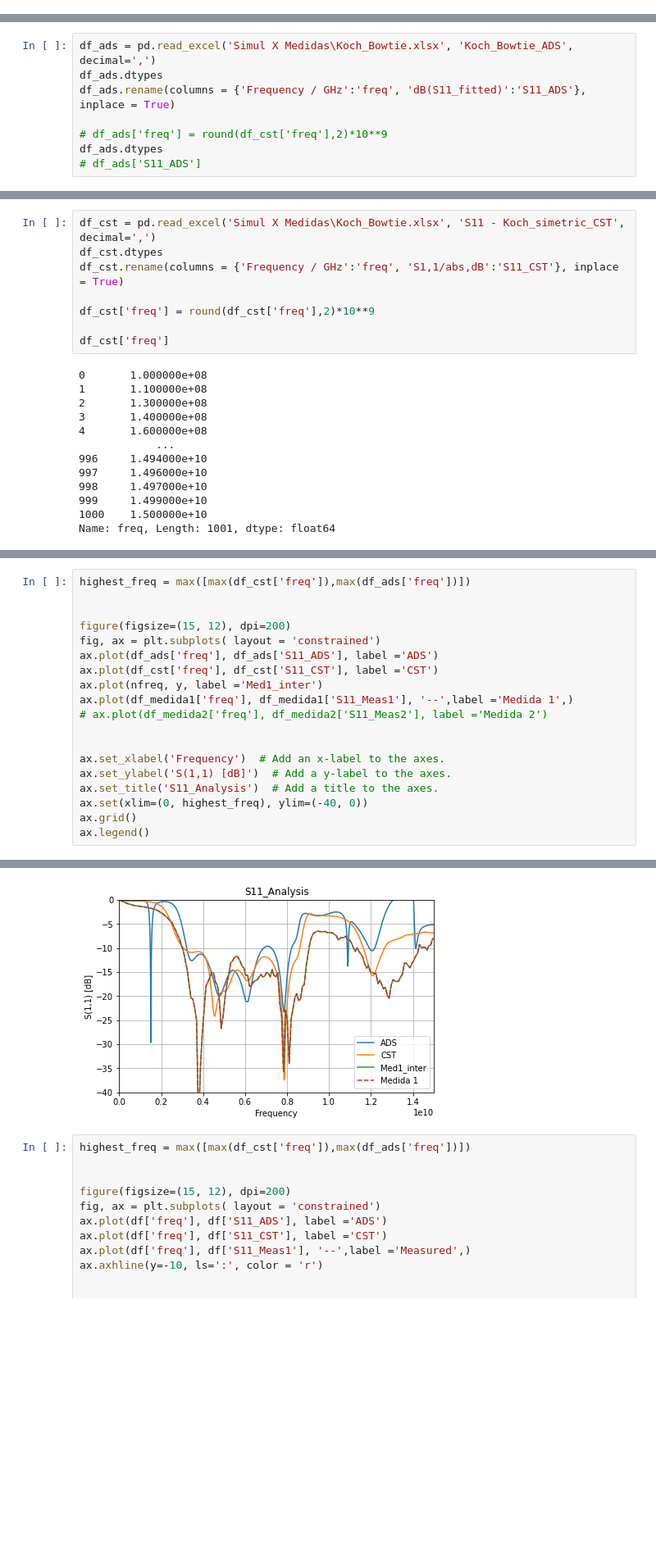
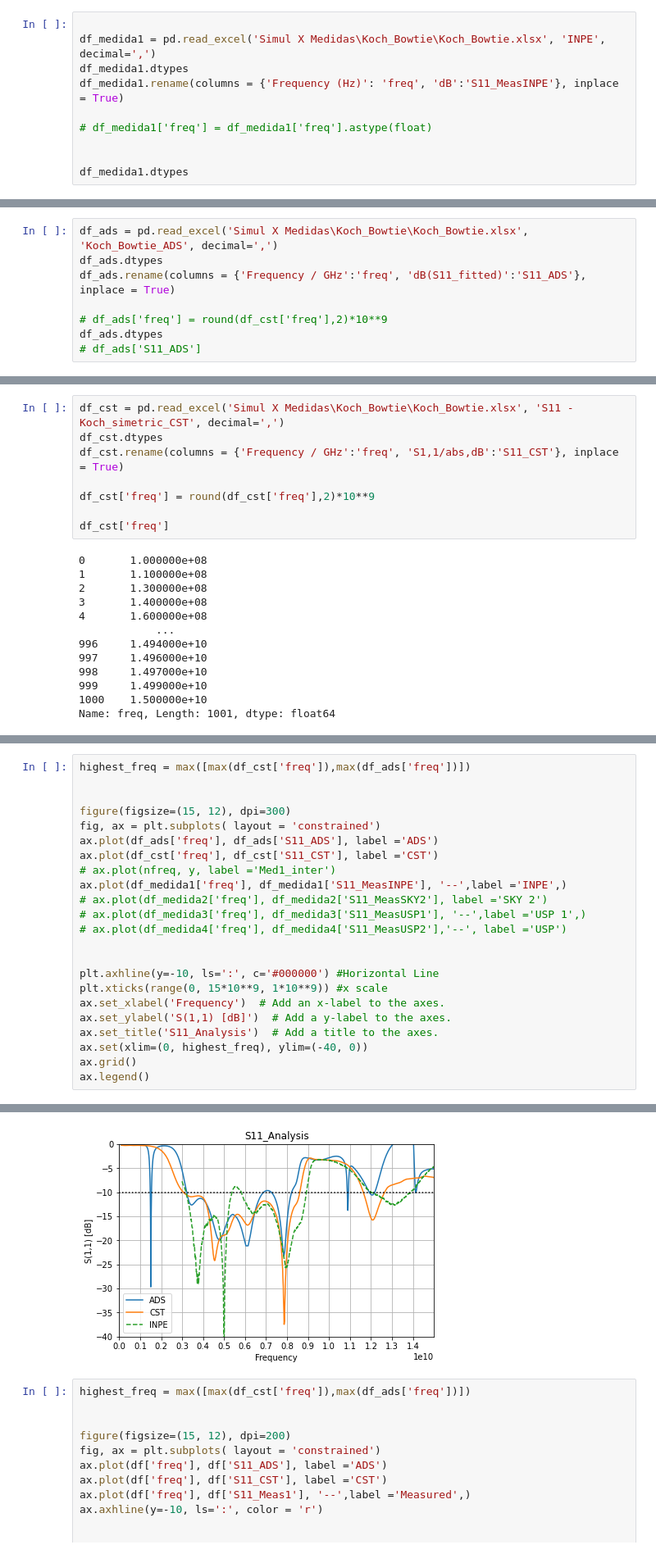
Before and after one commit to stefanorezende/S11_Analysis, a Jupyter notebook: 0_Koch_Bowtie_Simul_x_Medidas_plot.ipynb, the cells around one changed output, grey strips where cells are left out. Shown: that part at 82% size. Saved outputs shown, nothing was run; the diff lists cells and outputs as text; blank space fills up the shorter version.

Commit message:
Added INPE measures

```diff
--- a/Simul_x_Medidas_plot_v1.ipynb
+++ b/0_Koch_Bowtie_Simul_x_Medidas_plot.ipynb
@@ -20 +20,11 @@ S11_Meas1    float64
 dtype: object
+# %%
+
+df_medida1 = pd.read_excel('Simul X Medidas\Koch_Bowtie\Koch_Bowtie.xlsx', 'INPE', decimal=',')
+df_medida1.dtypes
+df_medida1.rename(columns = {'Frequency (Hz)': 'freq', 'dB':'S11_MeasINPE'}, inplace = True)
+
+# df_medida1['freq'] = df_medida1['freq'].astype(float)
+
+
+df_medida1.dtypes
@@ -34,5 +76,5 @@ dtype: object
 # %%
-df_ads = pd.read_excel('Simul X Medidas\Koch_Bowtie.xlsx', 'Koch_Bowtie_ADS', decimal=',')
+df_ads = pd.read_excel('Simul X Medidas\Koch_Bowtie\Koch_Bowtie.xlsx', 'Koch_Bowtie_ADS', decimal=',')
 df_ads.dtypes
 df_ads.rename(columns = {'Frequency / GHz':'freq', 'dB(S11_fitted)':'S11_ADS'}, inplace = True)
 
@@ -44,7 +86,7 @@ freq       float64
 S11_ADS    float64
 dtype: object
 # %%
-df_cst = pd.read_excel('Simul X Medidas\Koch_Bowtie.xlsx', 'S11 - Koch_simetric_CST', decimal=',')
+df_cst = pd.read_excel('Simul X Medidas\Koch_Bowtie\Koch_Bowtie.xlsx', 'S11 - Koch_simetric_CST', decimal=',')
 df_cst.dtypes
 df_cst.rename(columns = {'Frequency / GHz':'freq', 'S1,1/abs,dB':'S11_CST'}, inplace = True)
 
@@ -147,15 +210,19 @@ corr_pearson
 highest_freq = max([max(df_cst['freq']),max(df_ads['freq'])])
 
 
-figure(figsize=(15, 12), dpi=200)
+figure(figsize=(15, 12), dpi=300)
 fig, ax = plt.subplots( layout = 'constrained')
 ax.plot(df_ads['freq'], df_ads['S11_ADS'], label ='ADS')
 ax.plot(df_cst['freq'], df_cst['S11_CST'], label ='CST')
-ax.plot(nfreq, y, label ='Med1_inter')
-ax.plot(df_medida1['freq'], df_medida1['S11_Meas1'], '--',label ='Medida 1',)
-# ax.plot(df_medida2['freq'], df_medida2['S11_Meas2'], label ='Medida 2')
+# ax.plot(nfreq, y, label ='Med1_inter')
+ax.plot(df_medida1['freq'], df_medida1['S11_MeasINPE'], '--',label ='INPE',)
+# ax.plot(df_medida2['freq'], df_medida2['S11_MeasSKY2'], label ='SKY 2')
+# ax.plot(df_medida3['freq'], df_medida3['S11_MeasUSP1'], '--',label ='USP 1',)
+# ax.plot(df_medida4['freq'], df_medida4['S11_MeasUSP2'],'--', label ='USP')
 
 
+plt.axhline(y=-10, ls=':', c='#000000') #Horizontal Line
+plt.xticks(range(0, 15*10**9, 1*10**9)) #x scale
 ax.set_xlabel('Frequency')  # Add an x-label to the axes.
 ax.set_ylabel('S(1,1) [dB]')  # Add a y-label to the axes.
 ax.set_title('S11_Analysis')  # Add a title to the axes.
@@ -168,4 +235,4 @@ ax.legend()
-[figure, old version]
+[figure, new version]
 # %%
 highest_freq = max([max(df_cst['freq']),max(df_ads['freq'])])
 
```
Also changed, not shown: parts of 14 cells of this notebook, 59 other files.
